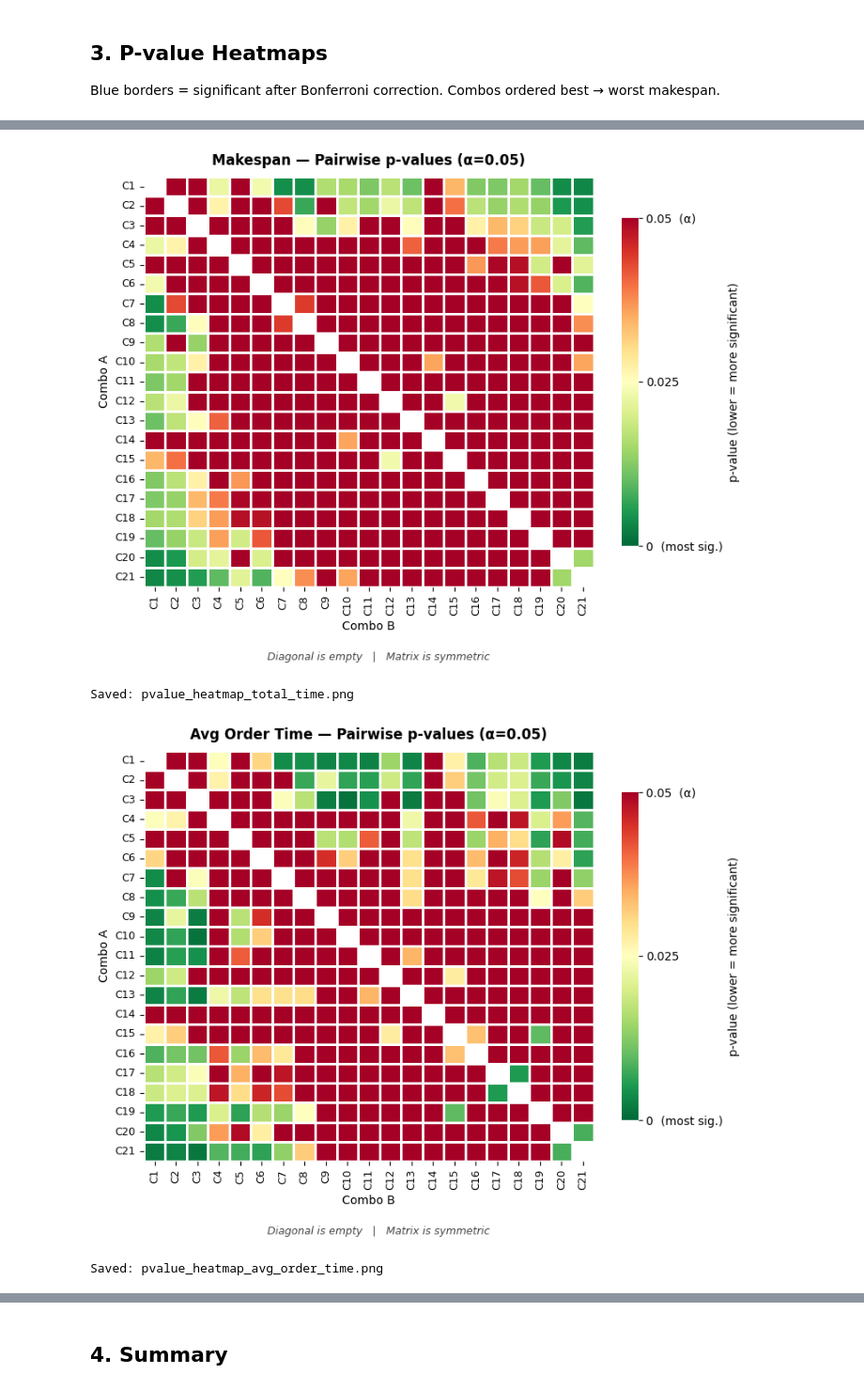
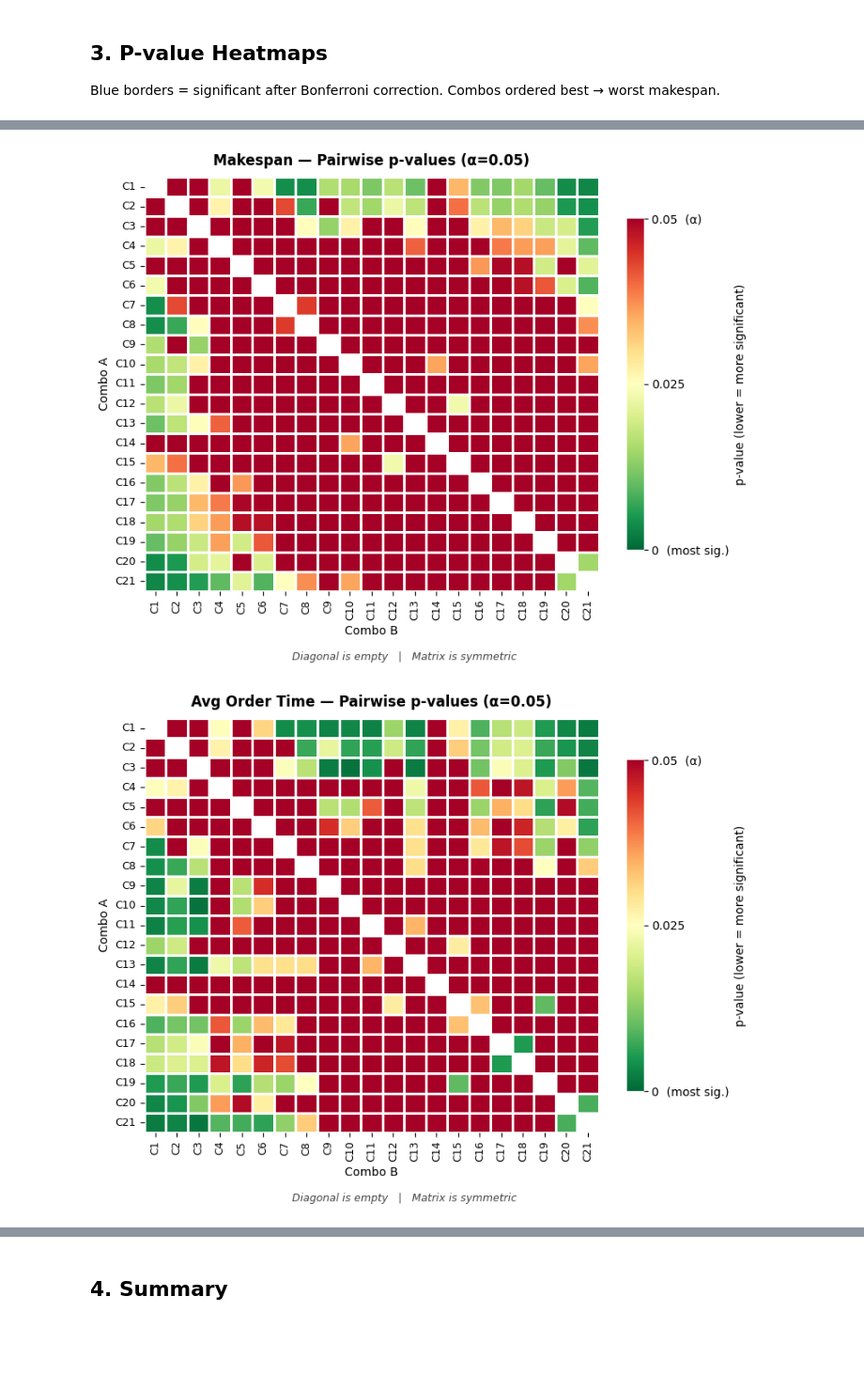
Before and after one commit to PatrickBennett7/MSE433-Case3-Conveyor-Simulation, a Jupyter notebook: statistical_analysis.ipynb, the cells around one changed output, grey strips where cells are left out. Shown at 94% size. Saved outputs shown, nothing was run; the diff lists cells and outputs as text; code cells hidden in the pictures; blank space fills up the shorter version.

Commit message:
update with new heatmap (#5)

```diff
--- a/statistical_analysis.ipynb
+++ b/statistical_analysis.ipynb
@@ -320,6 +320,7 @@ for metric, title in metrics:
     center = (pos.x0 + pos.x1) / 2
     fig_single.text(
         0.5 -0.03,
+        -0.02,
         f'Diagonal is empty   |   Matrix is symmetric',
         ha='center', fontsize=9, style='italic', color='#444444'
     )
@@ -328,34 +329,32 @@ for metric, title in metrics:
     # plt.savefig(fname, bbox_inches='tight', dpi=150)
     plt.show()
     # print(f'Saved: {fname}')
 
 # Combined plot
 fig, axes = plt.subplots(1, 3, figsize=(7 * 3, max(6, n_combos * 0.7 + 2)))
 fig.suptitle(
     f'Pairwise Paired t-Test p-values  (α={ALPHA})\n'
     f'Green = significant  |  Red = not significant',
     fontsize=11, fontweight='bold', y=1.02
 )
 for ax, (metric, title) in zip(axes, metrics):
     plot_pvalue_heatmap(ax, metric, title)
 
 ax_positions = [ax.get_position() for ax in axes]
 left  = ax_positions[0].x0
 right = ax_positions[-1].x1
 center = (left + right) / 2
 
 fig.text(
     center, -0.03,
     f'Diagonal is empty (combo vs itself)   |   Matrix is symmetric',
     ha='center', fontsize=9, style='italic', color='#444444'
 )
 plt.tight_layout()
 # plt.savefig('pvalue_heatmaps.png', bbox_inches='tight', dpi=150)
 plt.show()
 # print('Saved: pvalue_heatmaps.png')
 # %% [output]
 P-value matrices cached.
-[figure, old version]
+[figure, new version]
-Saved: pvalue_heatmap_total_time.png
-[figure, old version]
+[figure, new version]
-Saved: pvalue_heatmap_avg_order_time.png
```
Also changed, not shown: parts of 6 cells of this notebook.
